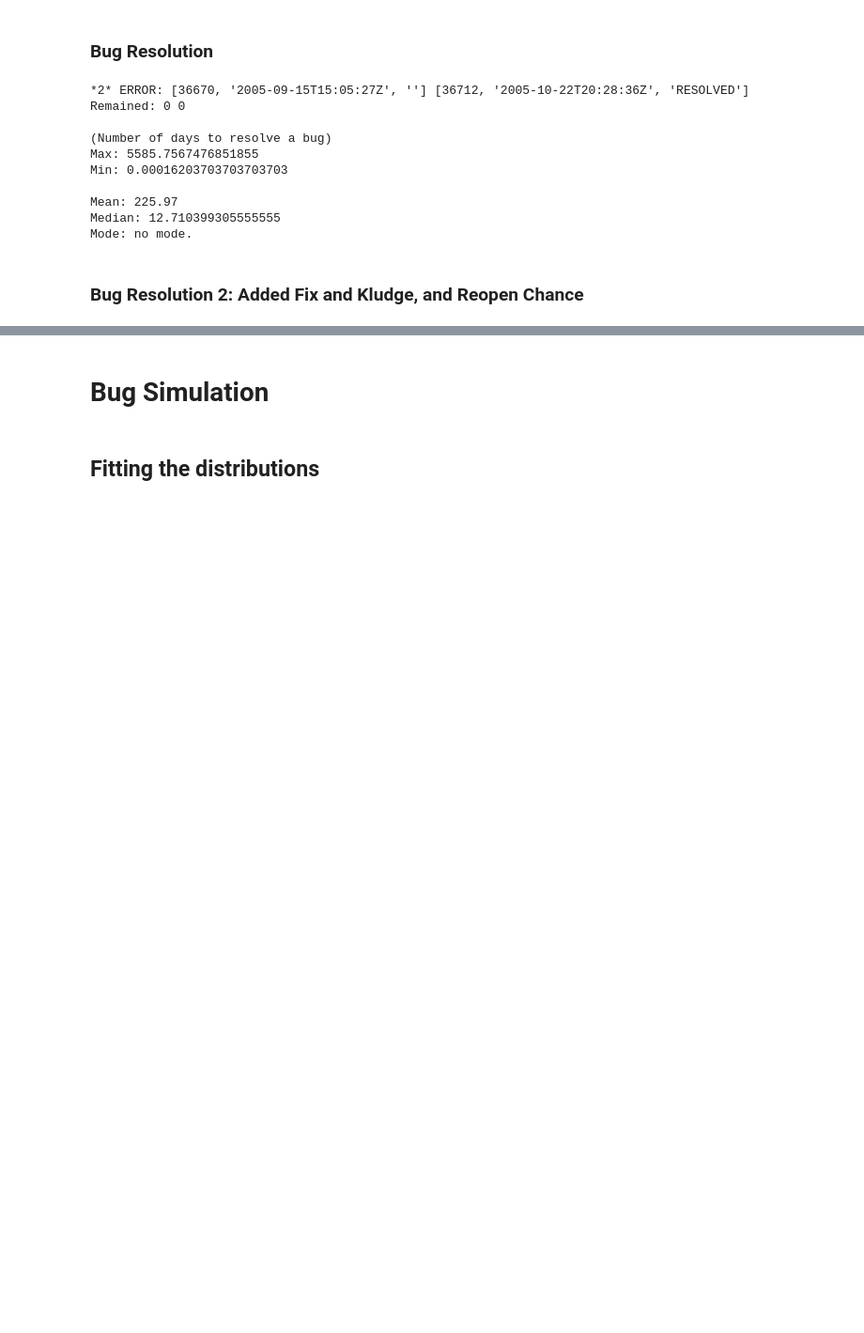
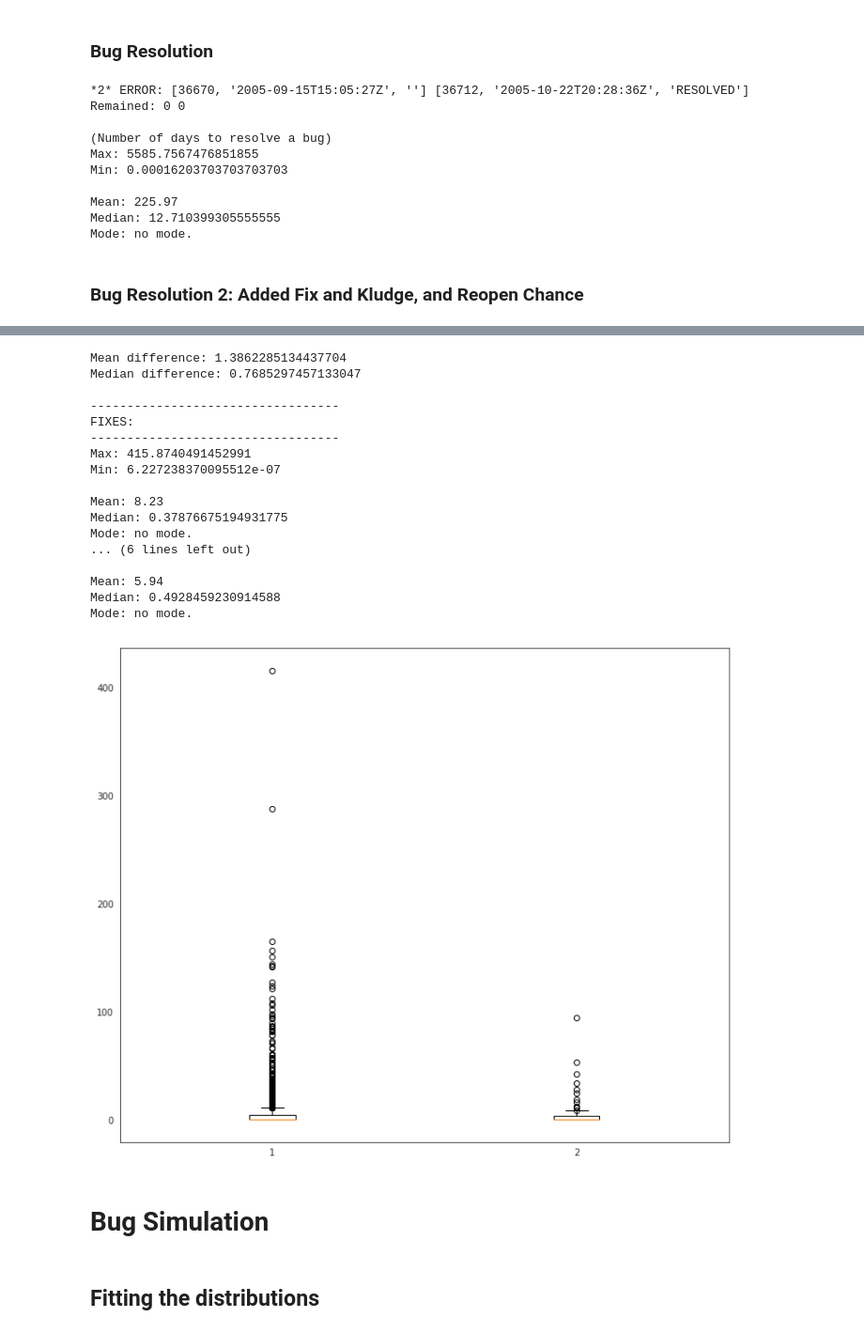
Before and after one commit to danikgan/COMP0138-Simulation, a Jupyter notebook: Simulation_Model.ipynb, the cells around one changed output, grey strips where cells are left out. Shown: that part at 94% size. Cells and saved outputs as stored; diff of their text form; code cells hidden in the pictures; blank space fills up the shorter version.

```diff
--- a/Simulation_Model.ipynb
+++ b/Simulation_Model.ipynb
@@ -1114,3 +1157,51 @@ Mode: no mode.
+# %%
+#@title Plotting "Fix vs Fludge" time per line of code
+plt.figure(figsize=(12,10))
+
+global_kludge_tpl = []
+global_fix_tpl = []
+
+for i in range(len(global_fixes_periods)):
+  global_fix_tpl.append(global_fixes_periods[i] / global_fix_sizes[i])
+
+for i in range(len(global_kludges_periods)):
+  global_kludge_tpl.append(global_kludges_periods[i] / global_kludge_sizes[i])
+
+print("Mean difference:", (statistics.mean(global_fix_tpl) / statistics.mean(global_kludge_tpl)))
+print("Median difference:", (statistics.median(global_fix_tpl) / statistics.median(global_kludge_tpl)))
+
+
+print("\n----------------------------------")
+print("FIXES:")
+print("----------------------------------")
+print_stats(global_fix_tpl)
+
+print("\n----------------------------------")
+print("KLUDGES:")
+print("----------------------------------")
+print_stats(global_kludge_tpl)
+data_to_plot = [global_fix_tpl, global_kludge_tpl]
+plt.boxplot(data_to_plot)
+plt.show()
+# %% [output]
+Mean difference: 1.3862285134437704
+Median difference: 0.7685297457133047
+
+----------------------------------
+FIXES:
+----------------------------------
+Max: 415.8740491452991
+Min: 6.227238370095512e-07
+
+Mean: 8.23
+Median: 0.37876675194931775
+Mode: no mode.
+... (6 lines left out)
+
+Mean: 5.94
+Median: 0.4928459230914588
+Mode: no mode.
+[figure, added]
 # %% [markdown]
 # Bug Simulation
 # %% [markdown]
```
Also changed, not shown: parts of 35 cells of this notebook, 3 other files.
